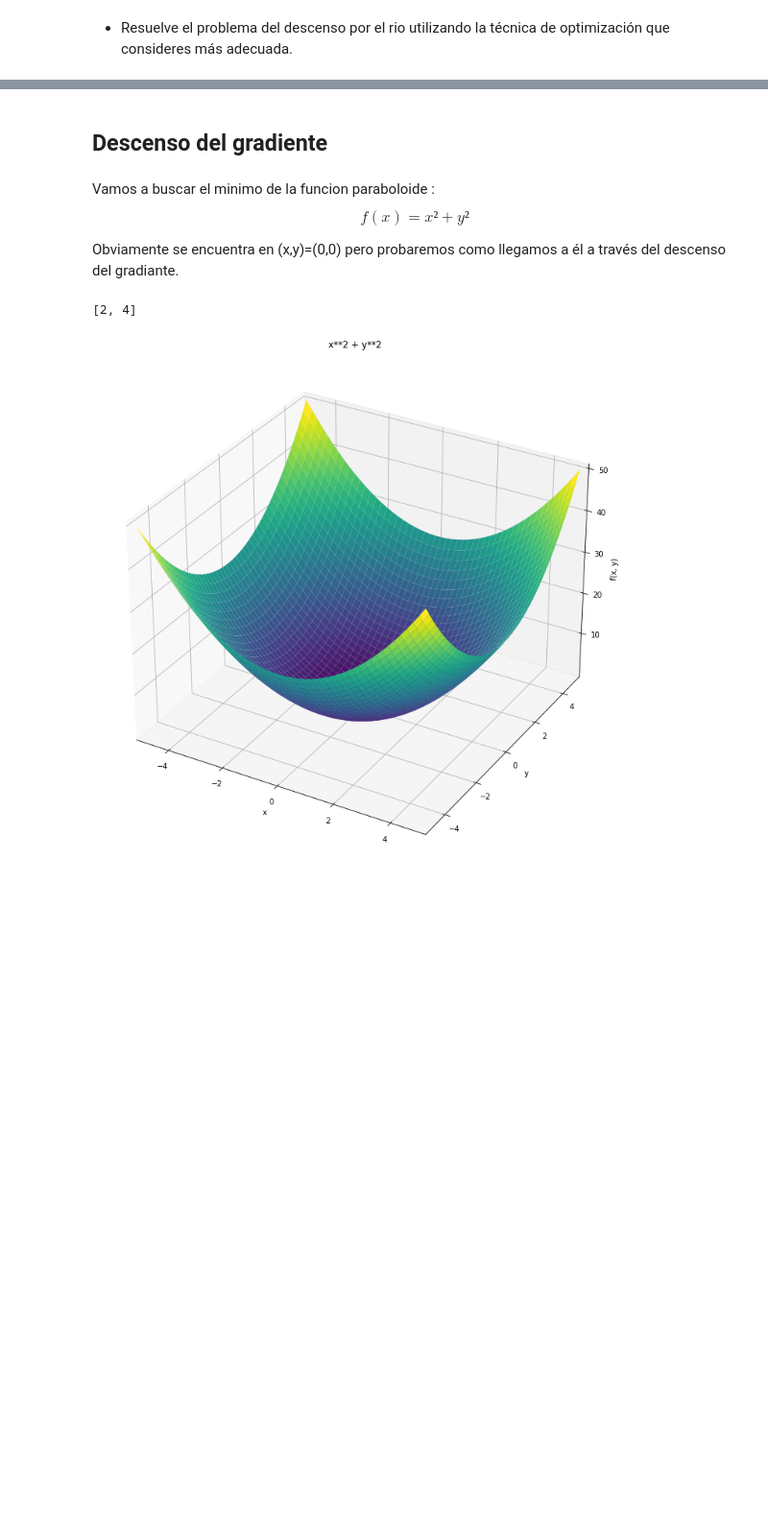
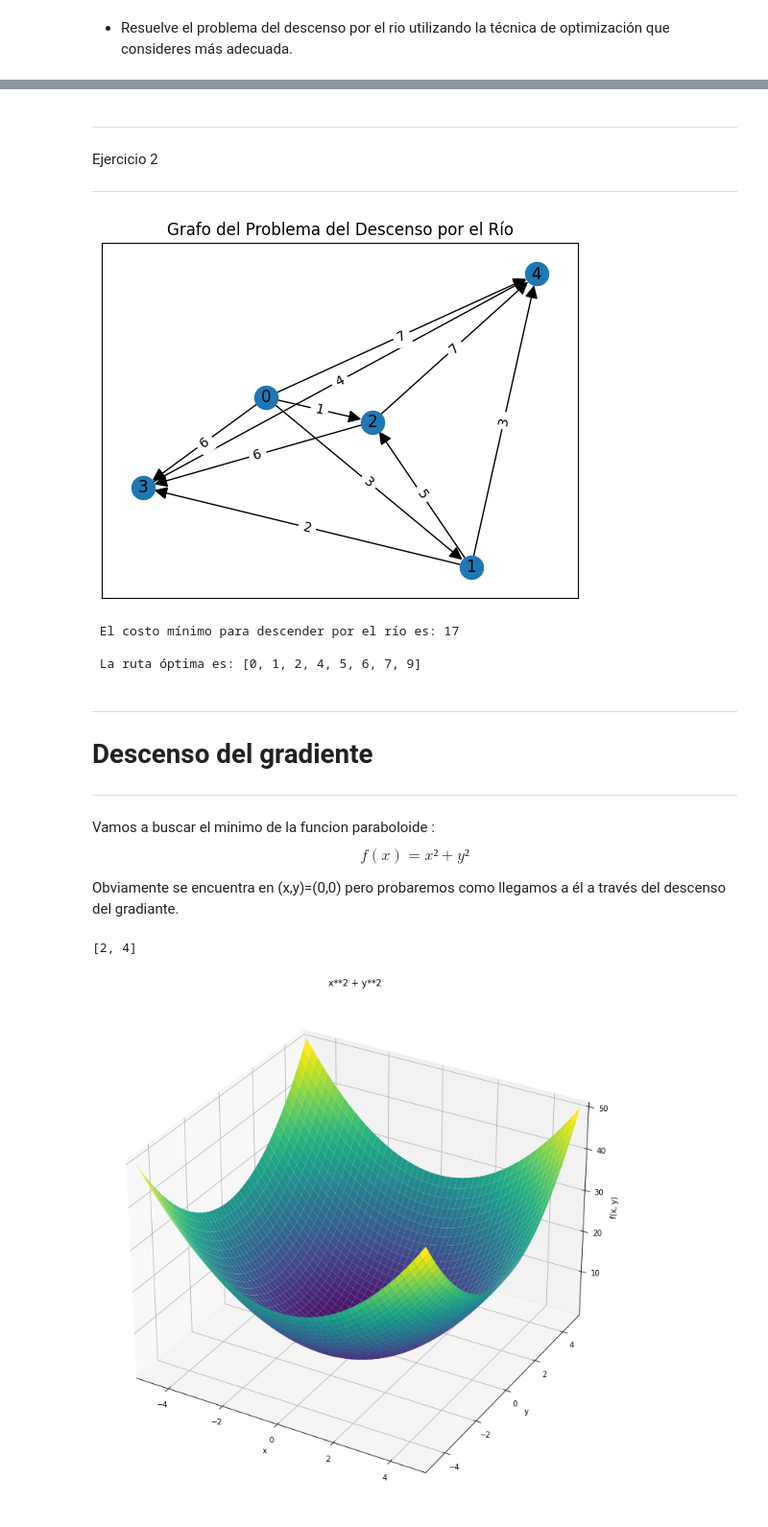
Before and after one commit to jagvgithub/Algortimos_optimizacion_VIU, a Jupyter notebook: Algoritmos_R2.ipynb, the cells around one changed output, grey strips where cells are left out. Shown at 96% size. Drawn from its saved outputs; the diff is of its cells as text; code cells hidden in the pictures; blank space fills up the shorter version.

```diff
--- a/Algoritmos_R2.ipynb
+++ b/Algoritmos_R2.ipynb
@@ -28,5 +155,37 @@ En un río hay **n** embarcaderos y debemos desplazarnos río abajo desde un emb
+# %% [markdown]
+---
+Ejercicio 2
+
+---
+# %%
+cost1 = [
+    [0, 2, 4, float('inf'), float('inf'), float('inf'), float('inf'), float('inf'), float('inf'), float('inf')],
+    [float('inf'), 0, 1, 7, float('inf'), float('inf'), float('inf'), float('inf'), float('inf'), float('inf')],
+    [float('inf'), float('inf'), 0, float('inf'), 3, float('inf'), float('inf'), float('inf'), float('inf'), float('inf')],
+    [float('inf'), float('inf'), float('inf'), 0, 2, 6, float('inf'), float('inf'), float('inf'), float('inf')],
+    [float('inf'), float('inf'), float('inf'), float('inf'), 0, 5, float('inf'), float('inf'), float('inf'), float('inf')],
+    [float('inf'), float('inf'), float('inf'), float('inf'), float('inf'), 0, 1, float('inf'), float('inf'), float('inf')],
+    [float('inf'), float('inf'), float('inf'), float('inf'), float('inf'), float('inf'), 0, 3, 4, float('inf')],
+    [float('inf'), float('inf'), float('inf'), float('inf'), float('inf'), float('inf'), float('inf'), 0, float('inf'), 2],
+    [float('inf'), float('inf'), float('inf'), float('inf'), float('inf'), float('inf'), float('inf'), float('inf'), 0, 1],
+    [float('inf'), float('inf'), float('inf'), float('inf'), float('inf'), float('inf'), float('inf'), float('inf'), float('inf'), 0]
+]
+
+cost_min, ruta_optima = min_cost_descent_with_path(cost1)
+draw_graph(cost)
+
+print("\n El costo mínimo para descender por el río es:", cost_min)
+print("\n La ruta óptima es:", ruta_optima)
+# %% [output]
+[figure, added]
+ El costo mínimo para descender por el río es: 17
+
+ La ruta óptima es: [0, 1, 2, 4, 5, 6, 7, 9]
 # %% [markdown]
-## Descenso del gradiente
+---
+# Descenso del gradiente
+
+---
 # %%
 import math                      #Funciones matematicas
 import matplotlib.pyplot as plt  #Generacion de gráficos (otra opcion seaborn)
```
Also changed, not shown: parts of 9 cells of this notebook.
